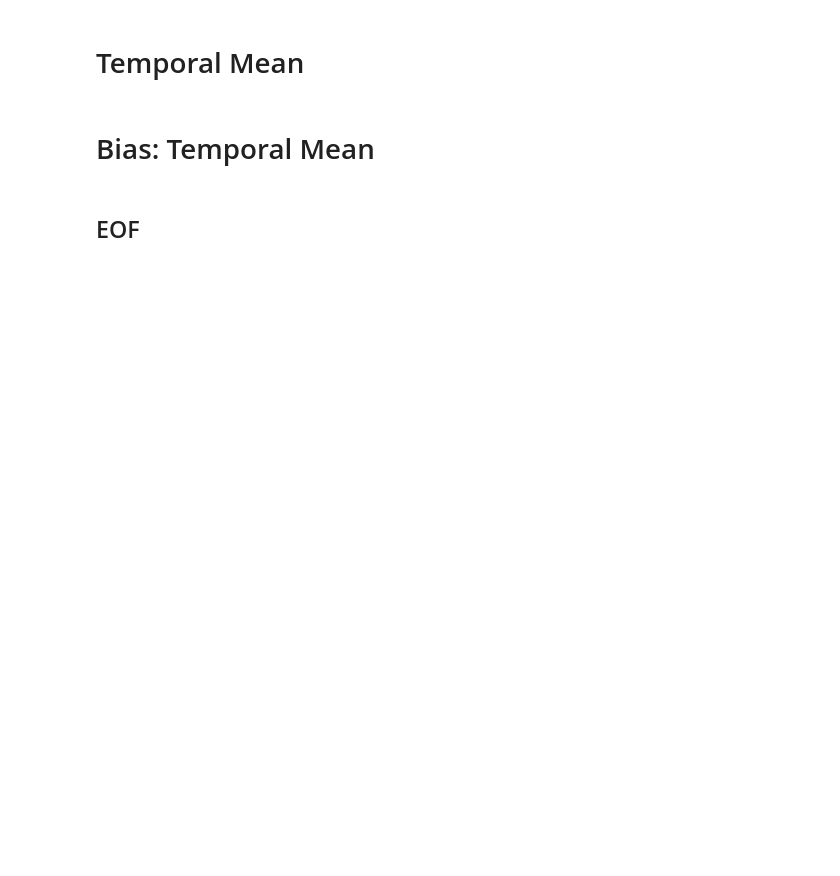
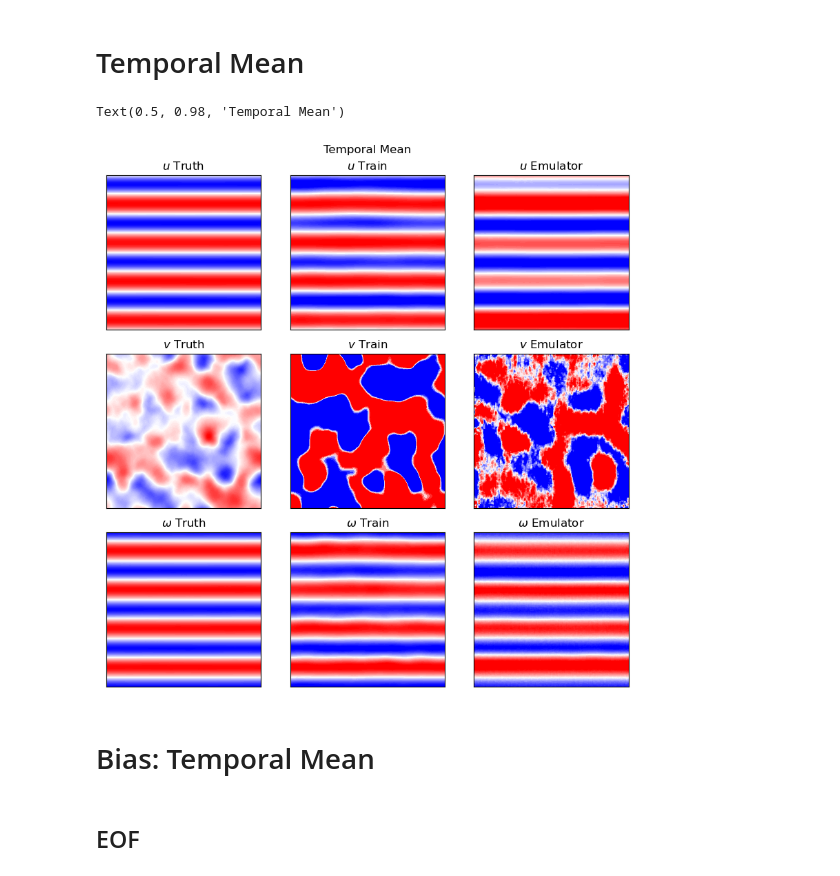
Before and after one commit to jshe2304/pruning-turbulence-vit, a Jupyter notebook: src/notebooks/visualize_long_analysis.ipynb, the cells around one changed output. Drawn from its saved outputs; the diff is of its cells as text; code cells hidden in the pictures; blank space fills up the shorter version.

```diff
--- a/src/notebooks/visualize_long_analysis.ipynb
+++ b/src/notebooks/visualize_long_analysis.ipynb
@@ -150,42 +154,49 @@ Corr Omega : (1.0, 0.96, 0.95)
 # %% [markdown]
 # Temporal Mean
 # %%
-# ################### Sample Mean ###################
+################### Sample Mean ###################
 
+from inference.plot_config import contourLevels, colormap
 
-# fig, axes = plt.subplots(3, 3, figsize=(8, 8), layout='constrained')
-# plt.rcParams.update(params)
+temp_dirs = [
+    truth_analysis_dir,
+    train_analysis_dir,
+    '/glade/derecho/scratch/jshen/prune_base/l1/long_analyses/42',
+]
 
+fig, axes = plt.subplots(3, 3, figsize=(8, 8), layout='constrained')
+for i, (label, analysis_dir) in enumerate(zip(['Truth', 'Train', 'Emulator'], temp_dirs)):
 
-# for i, analysis_dir in enumerate(analysis_dir_arr):
+    data = np.load(analysis_dir + "/temporal_mean.npz")
+    # data = np.load(analysis_dir_truth + "/temporal_mean.npz")
 
-#     data = np.load(analysis_dir + "/temporal_mean.npz")
-#     # data = np.load(analysis_dir_truth + "/temporal_mean.npz")
+    U_mean_sample = data['U_sample_mean']
+    V_mean_sample = data['V_sample_mean']
+    Omega_mean_sample = data['Omega_sample_mean']
 
-#     U_mean_sample = data['U_sample_mean']
-#     V_mean_sample = data['V_sample_mean']
-#     Omega_mean_sample = data['Omega_sample_mean']
+    if i == 0:
+        vmax_U = np.max(U_mean_sample)
+        vmax_V = np.max(V_mean_sample)
+        vmax_Omega = np.max(Omega_mean_sample)
 
-#     if i == 0:
-#         vmax_U = np.max(U_mean_sample)
-#         vmax_V = np.max(V_mean_sample)
-#         vmax_Omega = np.max(Omega_mean_sample)
+    axes[0,i].contourf(U_mean_sample, levels=contourLevels, cmap=colormap, vmax=vmax_U, vmin=-vmax_U)
+    axes[1,i].contourf(V_mean_sample, levels=contourLevels, cmap=colormap, vmax=vmax_V, vmin=-vmax_V)
+    axes[2,i].contourf(Omega_mean_sample, levels=contourLevels, cmap=colormap, vmax=vmax_Omega, vmin=-vmax_Omega)
 
-#     axes[0,i].contourf(U_mean_sample, levels=contourLevels, cmap=colormap, vmax=vmax_U, vmin=-vmax_U)
-#     axes[1,i].contourf(V_mean_sample, levels=contourLevels, cmap=colormap, vmax=vmax_V, vmin=-vmax_V)
-#     axes[2,i].contourf(Omega_mean_sample, levels=contourLevels, cmap=colormap, vmax=vmax_Omega, vmin=-vmax_Omega)
+    axes[0,i].set_title(rf"$u$ {label}")
+    axes[1,i].set_title(rf"$v$ {label}")
+    axes[2,i].set_title(rf"$\omega$ {label}")
 
-#     axes[0,i].set_title(rf"$u$ {label[i]}")
-#     axes[1,i].set_title(rf"$v$ {label[i]}")
-#     axes[2,i].set_title(rf"$\omega$ {label[i]}")
+# Set aspect ratio to equal and remove labels for all axes
+for ax in axes.flat:
+    ax.set_aspect('equal')
+    ax.set_xticks([])
+    ax.set_yticks([])
 
-# # Set aspect ratio to equal and remove labels for all axes
-# for ax in axes.flat:
-#     ax.set_aspect('equal')
-#     ax.set_xticks([])
-#     ax.set_yticks([])
-
-# fig.suptitle(r'Temporal Mean')
+fig.suptitle(r'Temporal Mean')
+# %% [output]
+Text(0.5, 0.98, 'Temporal Mean')
+[figure, added]
 # %% [markdown]
 # Bias: Temporal Mean
 # %%
```
Also changed, not shown: parts of 10 cells of this notebook, 43 other files.
